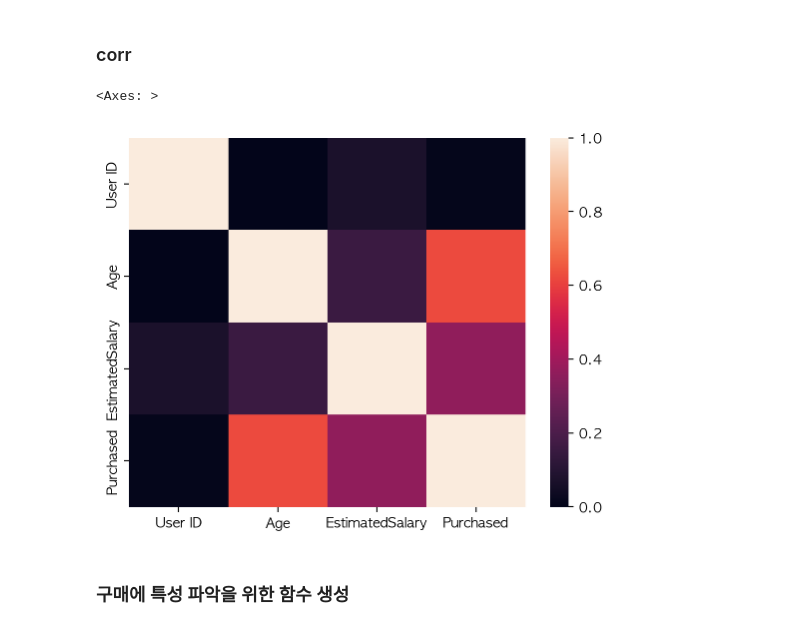
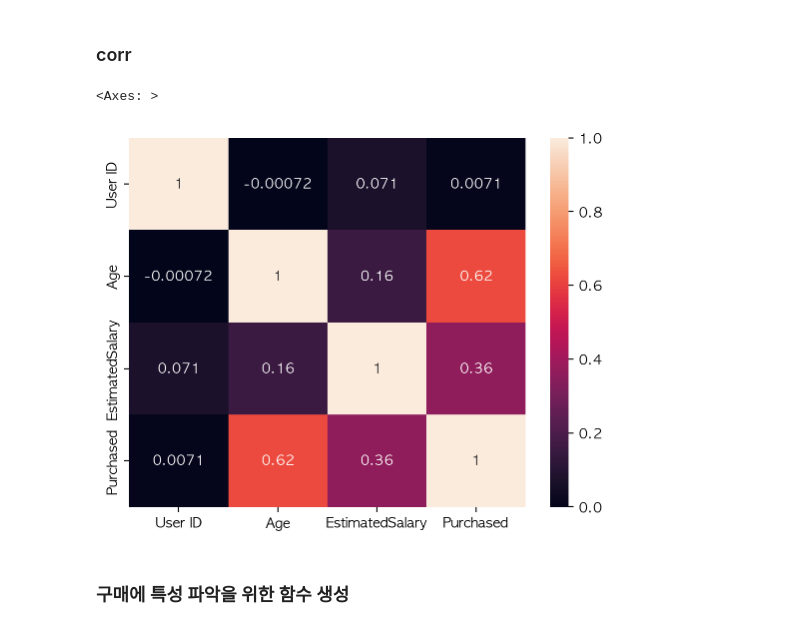
Before and after one commit to online5880/kdt_machine-learning, a Jupyter notebook: social_network/social_network.ipynb, the cells around one changed output. Saved outputs shown, nothing was run; the diff lists cells and outputs as text; code cells hidden in the pictures.

```diff
--- a/social_network/social_network.ipynb
+++ b/social_network/social_network.ipynb
@@ -112,10 +116,10 @@ data.describe().round()
 # %% [markdown]
 ### corr
 # %%
-sns.heatmap(data.corr(numeric_only=True))
+sns.heatmap(data.corr(numeric_only=True),annot=True)
 # %% [output]
 <Axes: >
-[figure, old version]
+[figure, new version]
 # %% [markdown]
 ### 구매에 특성 파악을 위한 함수 생성
 # %%
```
Also changed, not shown: parts of 41 cells of this notebook, 1 other file.
